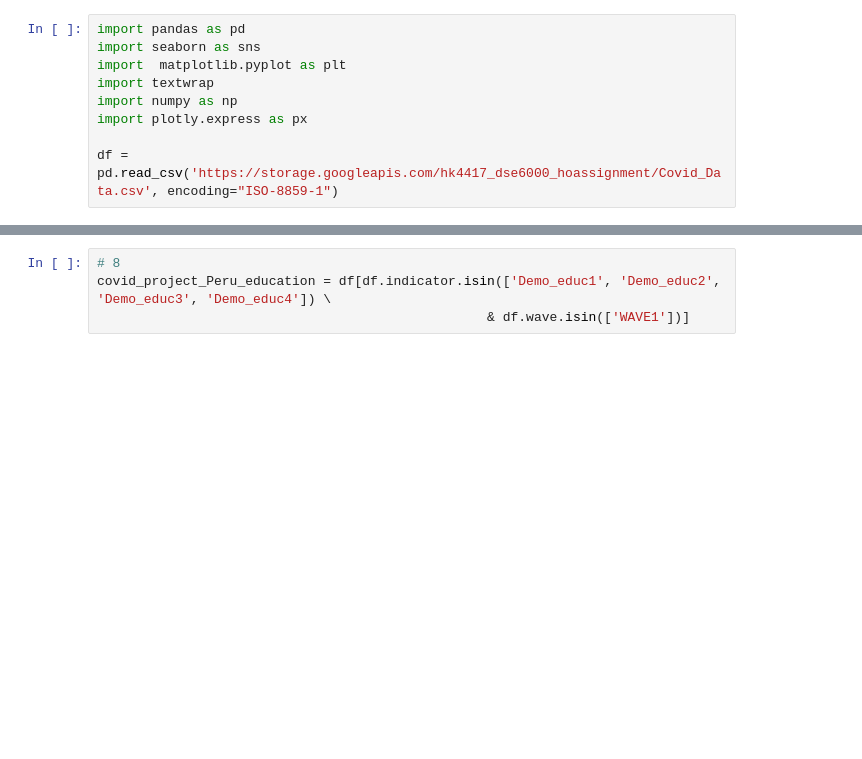
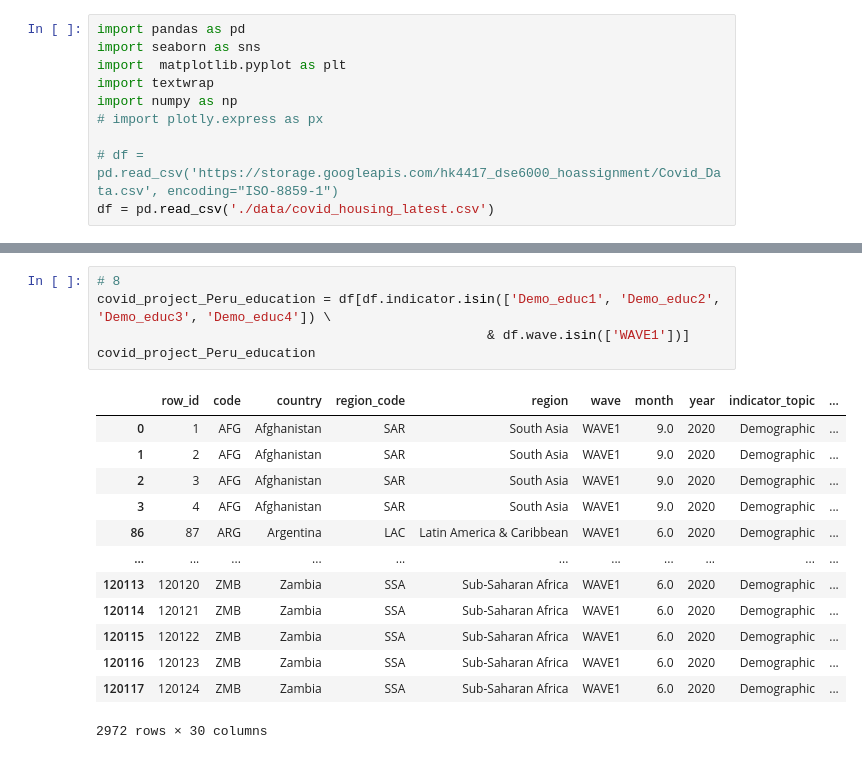
Before and after one commit to asrospie/covid_housing_eda, a Jupyter notebook: DSE_6000_Final_Project.ipynb, the cells around one changed output, grey strips where cells are left out. Cells and saved outputs as stored; diff of their text form; blank space fills up the shorter version.

Commit message:
Final update to the project

```diff
--- a/DSE_6000_Final_Project.ipynb
+++ b/DSE_6000_Final_Project.ipynb
@@ -4,6 +4,7 @@ import seaborn as sns
 import  matplotlib.pyplot as plt
 import textwrap
 import numpy as np
-import plotly.express as px
+# import plotly.express as px
 
-df = pd.read_csv('https://storage.googleapis.com/hk4417_dse6000_hoassignment/Covid_Data.csv', encoding="ISO-8859-1")
+# df = pd.read_csv('https://storage.googleapis.com/hk4417_dse6000_hoassignment/Covid_Data.csv', encoding="ISO-8859-1")
+df = pd.read_csv('./data/covid_housing_latest.csv')
@@ -54,7 +114,22 @@ df.loc[FS_day, ['country', 'indicator_display', 'urban_rural', 'sample_subset',
 # %%
 # 8
 covid_project_Peru_education = df[df.indicator.isin(['Demo_educ1', 'Demo_educ2', 'Demo_educ3', 'Demo_educ4']) \
                                                   & df.wave.isin(['WAVE1'])]
+covid_project_Peru_education
+# %% [output]
+|  | row_id | code | country | region_code | region | wave | month | year | indicator_topic | ... |
+| 0 | 1 | AFG | Afghanistan | SAR | South Asia | WAVE1 | 9.0 | 2020 | Demographic | ... |
+| 1 | 2 | AFG | Afghanistan | SAR | South Asia | WAVE1 | 9.0 | 2020 | Demographic | ... |
+| 2 | 3 | AFG | Afghanistan | SAR | South Asia | WAVE1 | 9.0 | 2020 | Demographic | ... |
+| 3 | 4 | AFG | Afghanistan | SAR | South Asia | WAVE1 | 9.0 | 2020 | Demographic | ... |
+| 86 | 87 | ARG | Argentina | LAC | Latin America & Caribbean | WAVE1 | 6.0 | 2020 | Demographic | ... |
+| ... | ... | ... | ... | ... | ... | ... | ... | ... | ... | ... |
+| 120113 | 120120 | ZMB | Zambia | SSA | Sub-Saharan Africa | WAVE1 | 6.0 | 2020 | Demographic | ... |
+| 120114 | 120121 | ZMB | Zambia | SSA | Sub-Saharan Africa | WAVE1 | 6.0 | 2020 | Demographic | ... |
+| 120115 | 120122 | ZMB | Zambia | SSA | Sub-Saharan Africa | WAVE1 | 6.0 | 2020 | Demographic | ... |
+| 120116 | 120123 | ZMB | Zambia | SSA | Sub-Saharan Africa | WAVE1 | 6.0 | 2020 | Demographic | ... |
+| 120117 | 120124 | ZMB | Zambia | SSA | Sub-Saharan Africa | WAVE1 | 6.0 | 2020 | Demographic | ... |
+2972 rows × 30 columns
 # %%
 # 9
 Safe_anysource = (df['indicator'] == 'Safe_anysource') & (df['industry'] == 'All')
```
Also changed, not shown: parts of 33 cells of this notebook, 1 other file.
